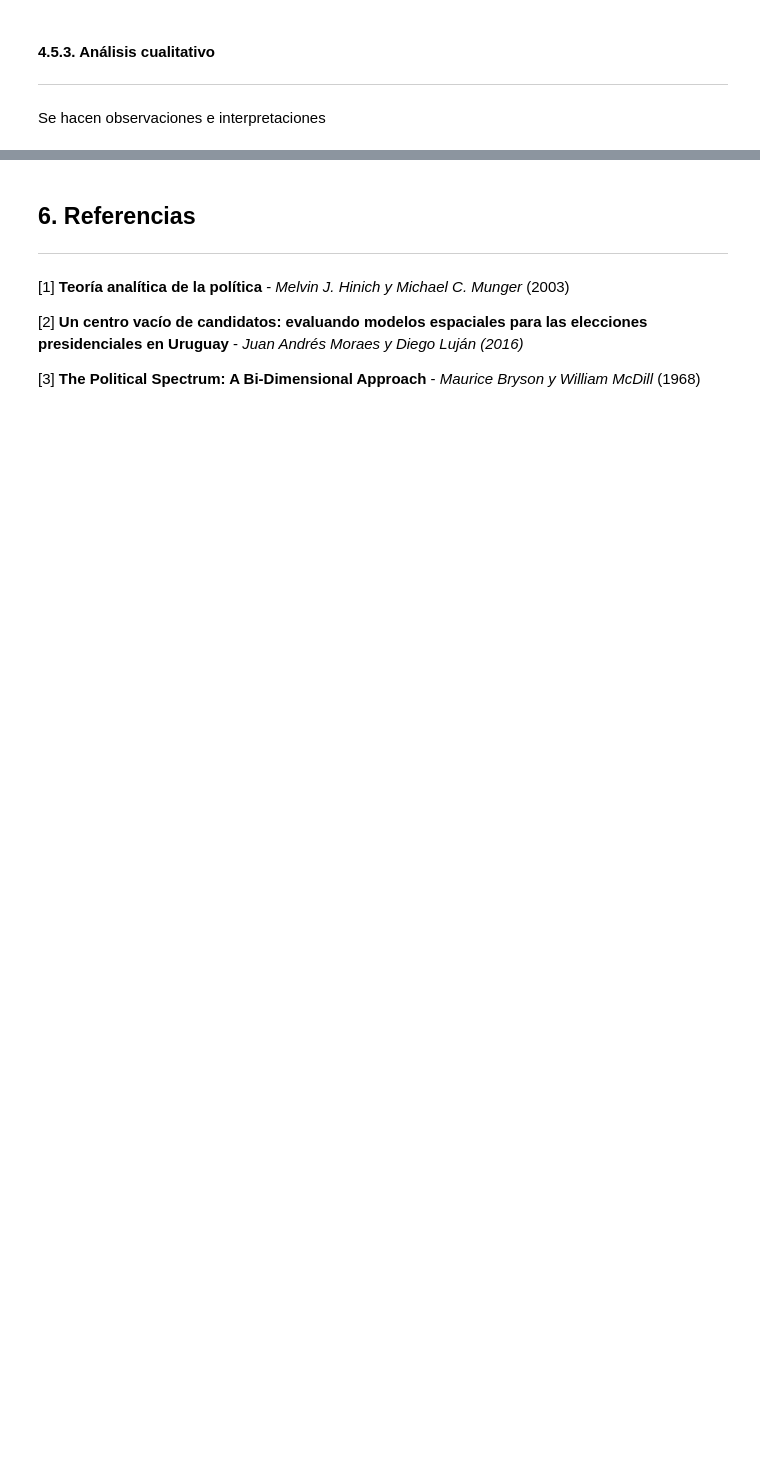
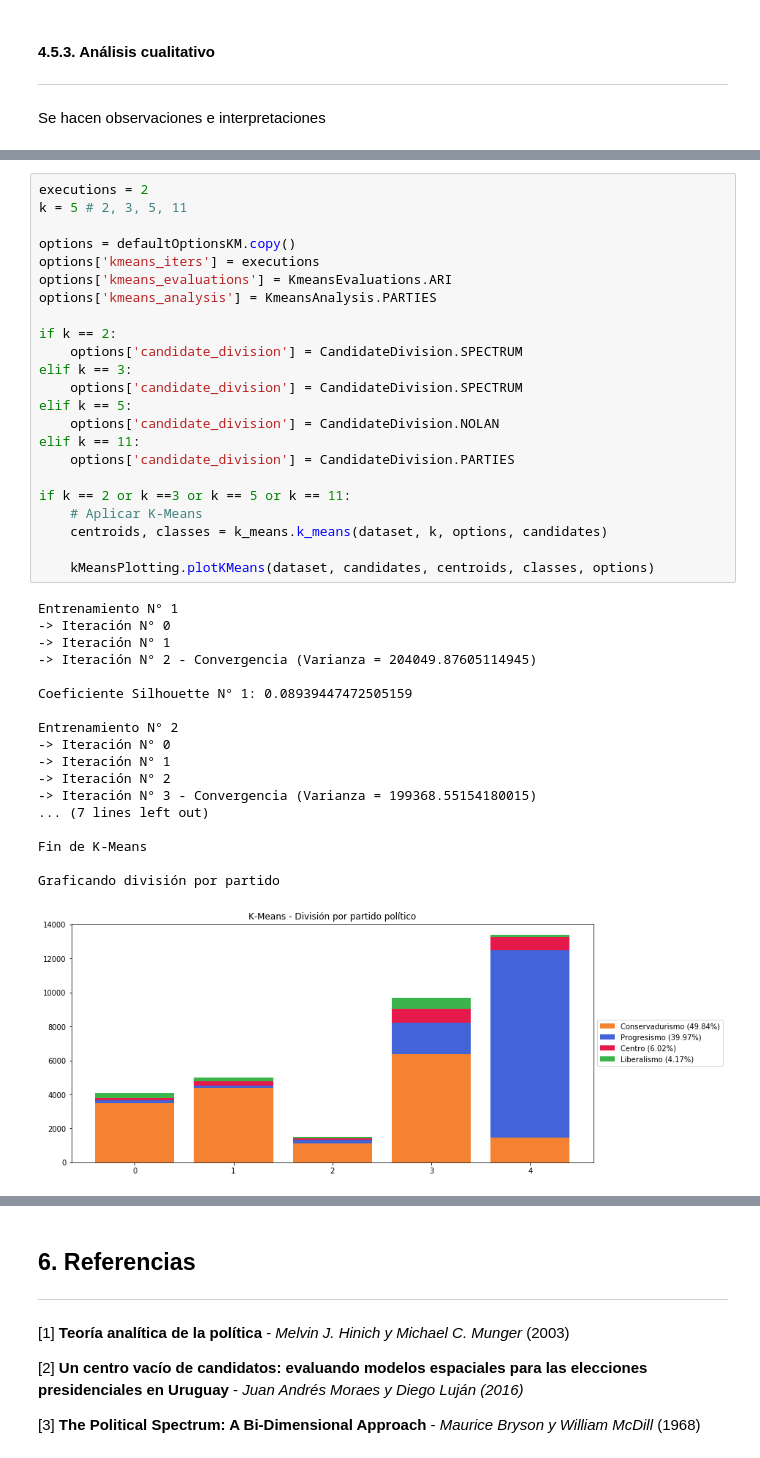
Before and after one commit to leanuy/aprendaut2019, a Jupyter notebook: lab4/notebook/notebook.ipynb, the cells around one changed output, grey strips where cells are left out. Drawn from its saved outputs; the diff is of its cells as text; blank space fills up the shorter version.

```diff
--- a/lab4/notebook/notebook.ipynb
+++ b/lab4/notebook/notebook.ipynb
@@ -619,0 +645,42 @@ Se concluye cual es la mejor cantidad de clusters en base al silhouette y el ARI
+# %%
+executions = 2
+k = 5 # 2, 3, 5, 11
+
+options = defaultOptionsKM.copy()
+options['kmeans_iters'] = executions
+options['kmeans_evaluations'] = KmeansEvaluations.ARI
+options['kmeans_analysis'] = KmeansAnalysis.PARTIES
+
+if k == 2:
+    options['candidate_division'] = CandidateDivision.SPECTRUM
+elif k == 3:
+    options['candidate_division'] = CandidateDivision.SPECTRUM
+elif k == 5:
+    options['candidate_division'] = CandidateDivision.NOLAN
+elif k == 11:
+    options['candidate_division'] = CandidateDivision.PARTIES
+
+if k == 2 or k ==3 or k == 5 or k == 11:
+    # Aplicar K-Means
+    centroids, classes = k_means.k_means(dataset, k, options, candidates)
+
+    kMeansPlotting.plotKMeans(dataset, candidates, centroids, classes, options)
+# %% [output]
+Entrenamiento N° 1
+-> Iteración N° 0
+-> Iteración N° 1
+-> Iteración N° 2 - Convergencia (Varianza = 204049.87605114945)
+
+Coeficiente Silhouette N° 1: 0.08939447472505159
+
+Entrenamiento N° 2
+-> Iteración N° 0
+-> Iteración N° 1
+-> Iteración N° 2
+-> Iteración N° 3 - Convergencia (Varianza = 199368.55154180015)
+... (7 lines left out)
+
+Fin de K-Means
+
+Graficando división por partido
+[figure, added]
```
Also changed, not shown: parts of 28 cells of this notebook, 1 other file.
